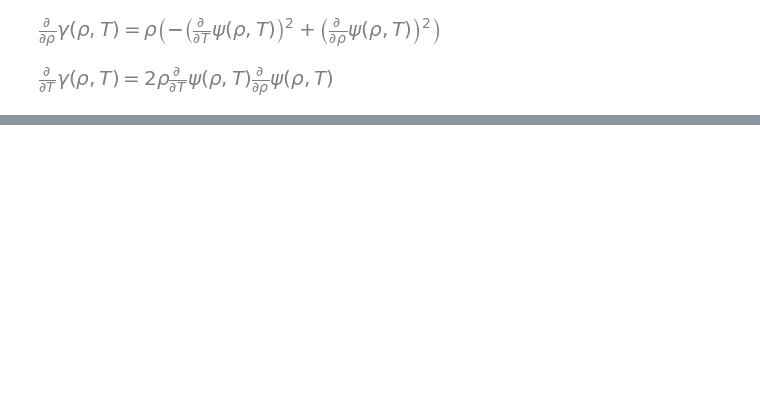
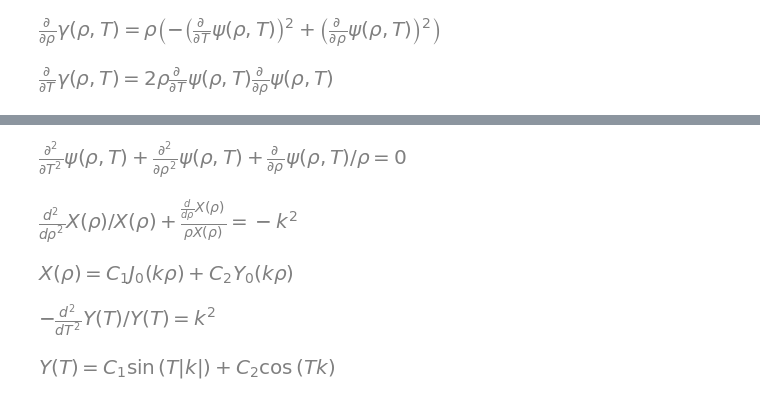
Before and after one commit to GeoffCope/General_Relativity_Python, a Jupyter notebook: Reality_of_the_Cylindrical_Gravitational_Waves_of_Einstein_Rosen_Weber_Wheeler.ipynb, the cells around one changed output, grey strips where cells are left out. Saved outputs shown, nothing was run; the diff lists cells and outputs as text; code cells hidden in the pictures; blank space fills up the shorter version.

```diff
--- a/Reality_of_the_Cylindrical_Gravitational_Waves_of_Einstein_Rosen_Weber_Wheeler.ipynb
+++ b/Reality_of_the_Cylindrical_Gravitational_Waves_of_Einstein_Rosen_Weber_Wheeler.ipynb
@@ -171,0 +176,25 @@ $\displaystyle \left[\begin{matrix}\frac{\partial^{2}}{\partial T^{2}} \psi{\lef
+# %%
+eq = vacuumFieldEquations[0]
+eq
+# %% [output]
+[figure, added]
+# %%
+xODE = Eq(pde_separate( eq, psi, [X(rho),Y(T)])[0] ,- k**2 )
+xODE
+# %% [output]
+[figure, added]
+# %%
+xSolution = dsolve( xODE , X(rho))
+xSolution
+# %% [output]
+[figure, added]
+# %%
+yODE = Eq( pde_separate( eq, psi, [X(rho),Y(T)])[1] ,  k**2 )
+yODE
+# %% [output]
+[figure, added]
+# %%
+ySolution = dsolve( yODE , Y(T))
+ySolution
+# %% [output]
+[figure, added]
```
Also changed, not shown: parts of 4 cells of this notebook, 17 other files.
